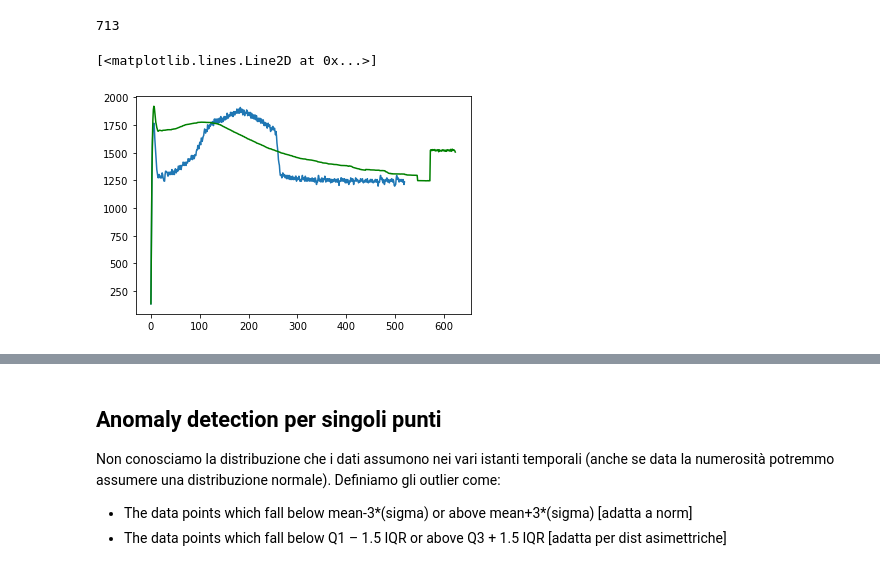
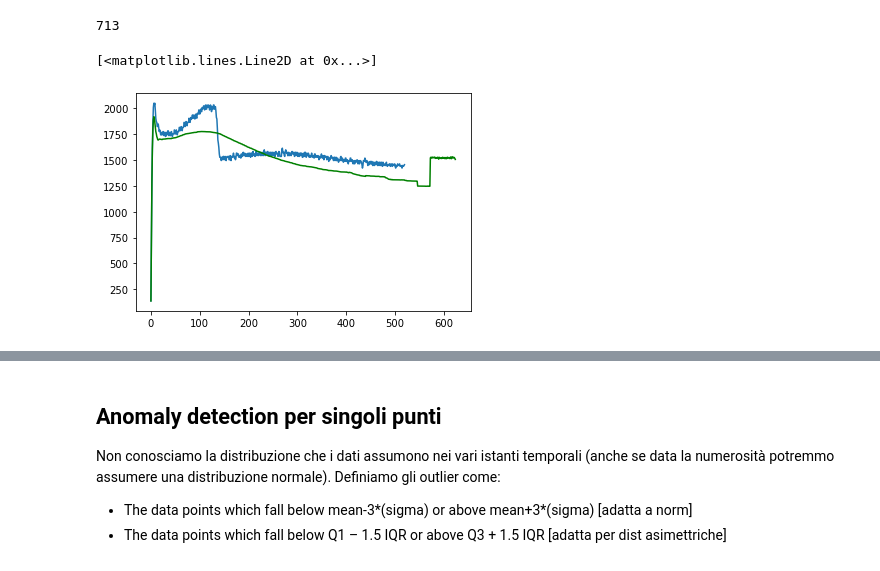
Before and after one commit to DavideMobilia/Anomaly-Detection, a Jupyter notebook: Scripts/Part2- Statistical Anomaly Detection.ipynb, the cells around one changed output, grey strips where cells are left out. Saved outputs shown, nothing was run; the diff lists cells and outputs as text; code cells hidden in the pictures.

```diff
--- a/Scripts/Part2- Statistical Anomaly Detection.ipynb
+++ b/Scripts/Part2- Statistical Anomaly Detection.ipynb
@@ -152,11 +152,11 @@ len(both_anomalies)
 # %% [output]
 713
 # %%
-plot(both_anomalies.iloc[2])
+plot(both_anomalies.iloc[65])
 plt.plot(exploded_voltage.iloc[: , :624].median(axis=0),"green")
 # %% [output]
 [<matplotlib.lines.Line2D at 0x...>]
-[figure, old version]
+[figure, new version]
 # %%
 #aggiungo la colonna voltage_drop e voltage_spike al df originale
 df=df.join(exploded_voltage[["voltage_drop","voltage_spike"]],how="left")
```
Also changed, not shown: parts of 17 cells of this notebook, 1 other file.
